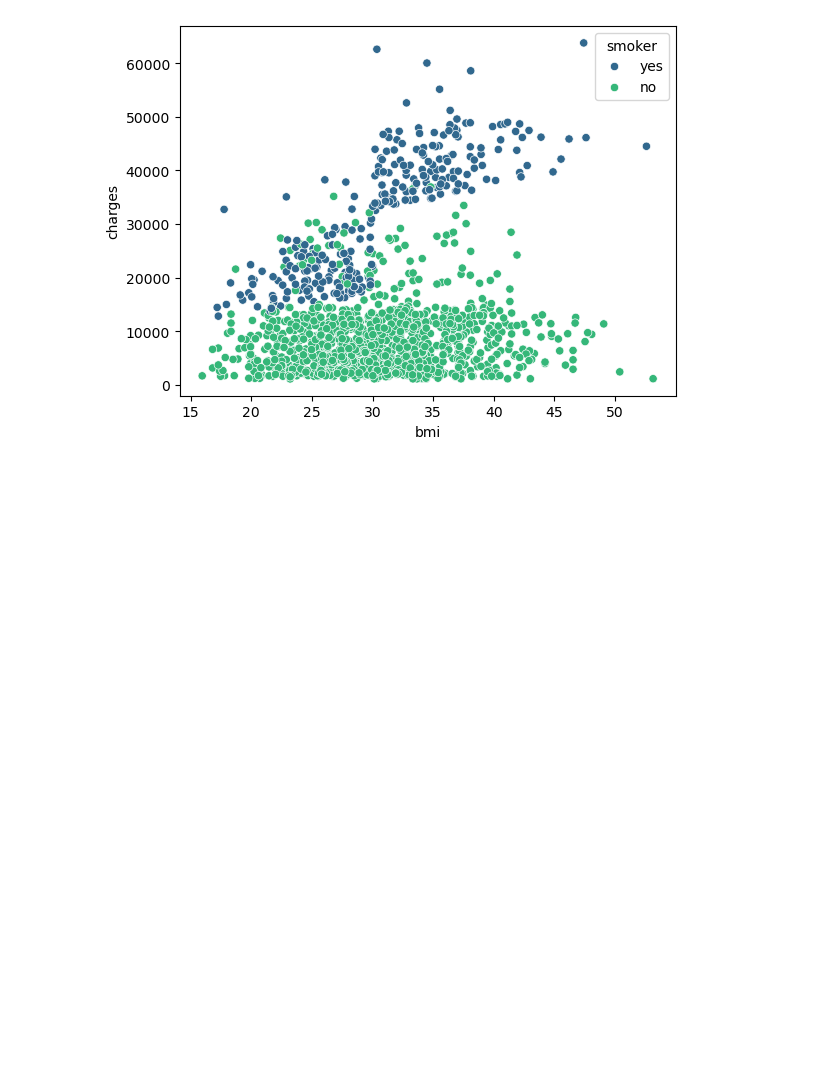
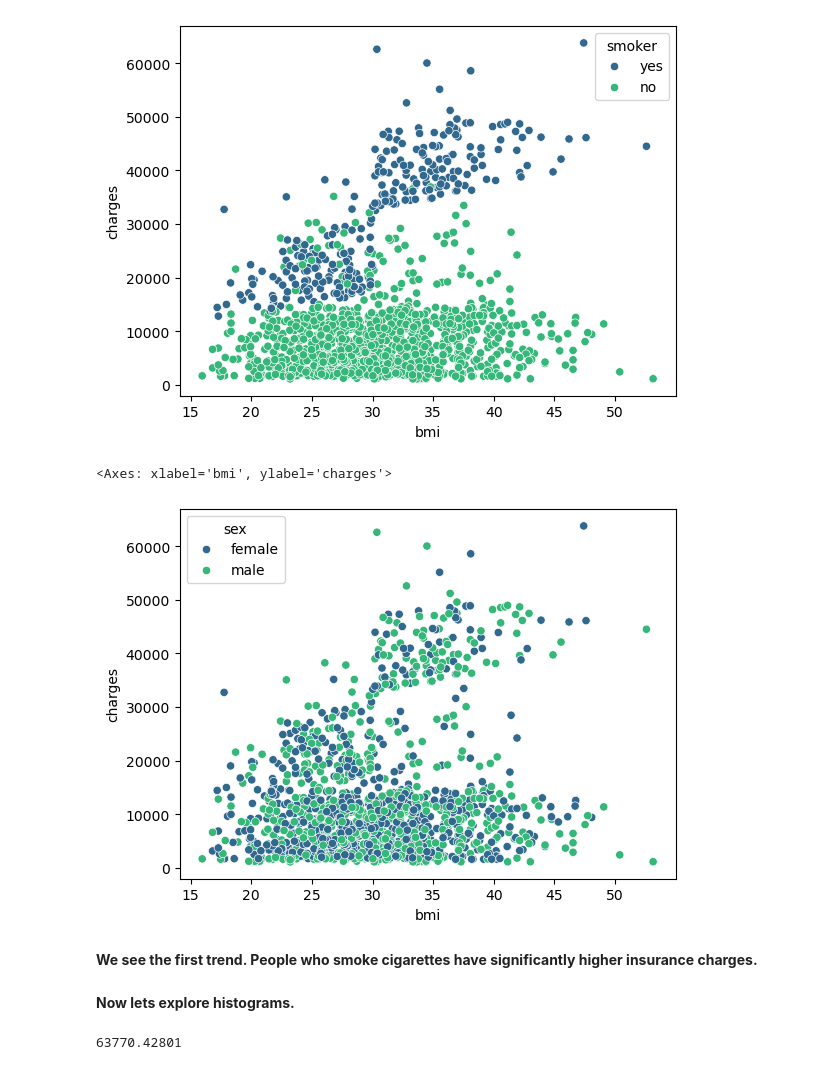
Before and after one commit to adamxszczepanski/SQL-and-ML-Projects, a Jupyter notebook: InsurancePrediction -1 ML model/Insurance prediction project ML.ipynb, the cells around one changed output. Drawn from its saved outputs; the diff is of its cells as text; code cells hidden in the pictures; blank space fills up the shorter version.

Commit message:
Newest update of charts

```diff
--- a/InsurancePrediction -1 ML model/Insurance prediction project ML.ipynb
+++ b/InsurancePrediction -1 ML model/Insurance prediction project ML.ipynb
@@ -77,3 +77,16 @@ sns.scatterplot(data=df, x="bmi" , y="charges", hue="smoker", palette="viridis")
 # %% [output]
 <Axes: xlabel='bmi', ylabel='charges'>
 [figure]
+# %%
+sns.scatterplot(data=df, x="bmi" , y="charges", hue="sex", palette="viridis")
+# %% [output]
+<Axes: xlabel='bmi', ylabel='charges'>
+[figure, added]
+# %% [markdown]
+**We see the first trend. People who smoke cigarettes have significantly higher insurance charges.**
+# %% [markdown]
+**Now lets explore histograms.**
+# %%
+max(df["charges"])
+# %% [output]
+63770.42801
```
Also changed, not shown: parts of 3 cells of this notebook.
